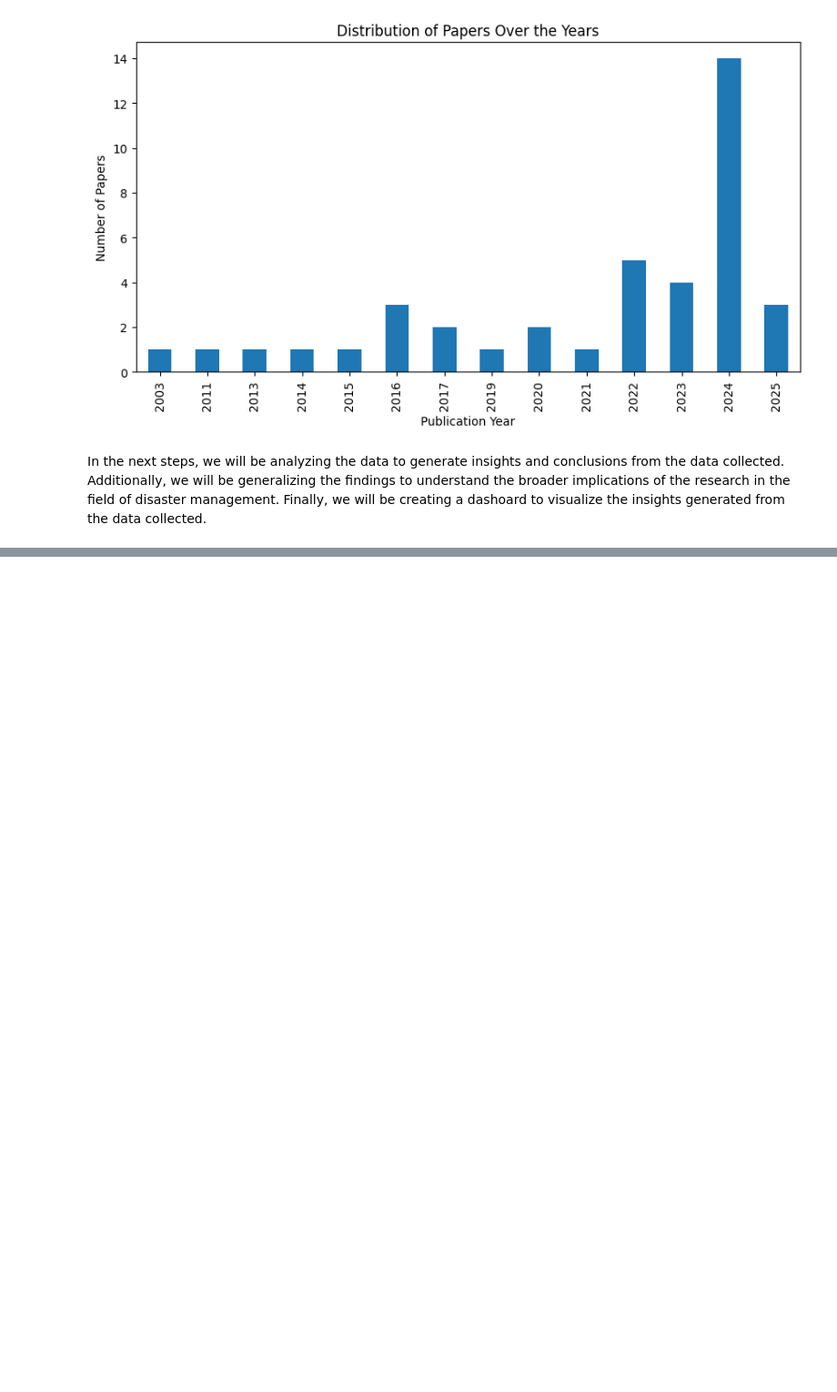
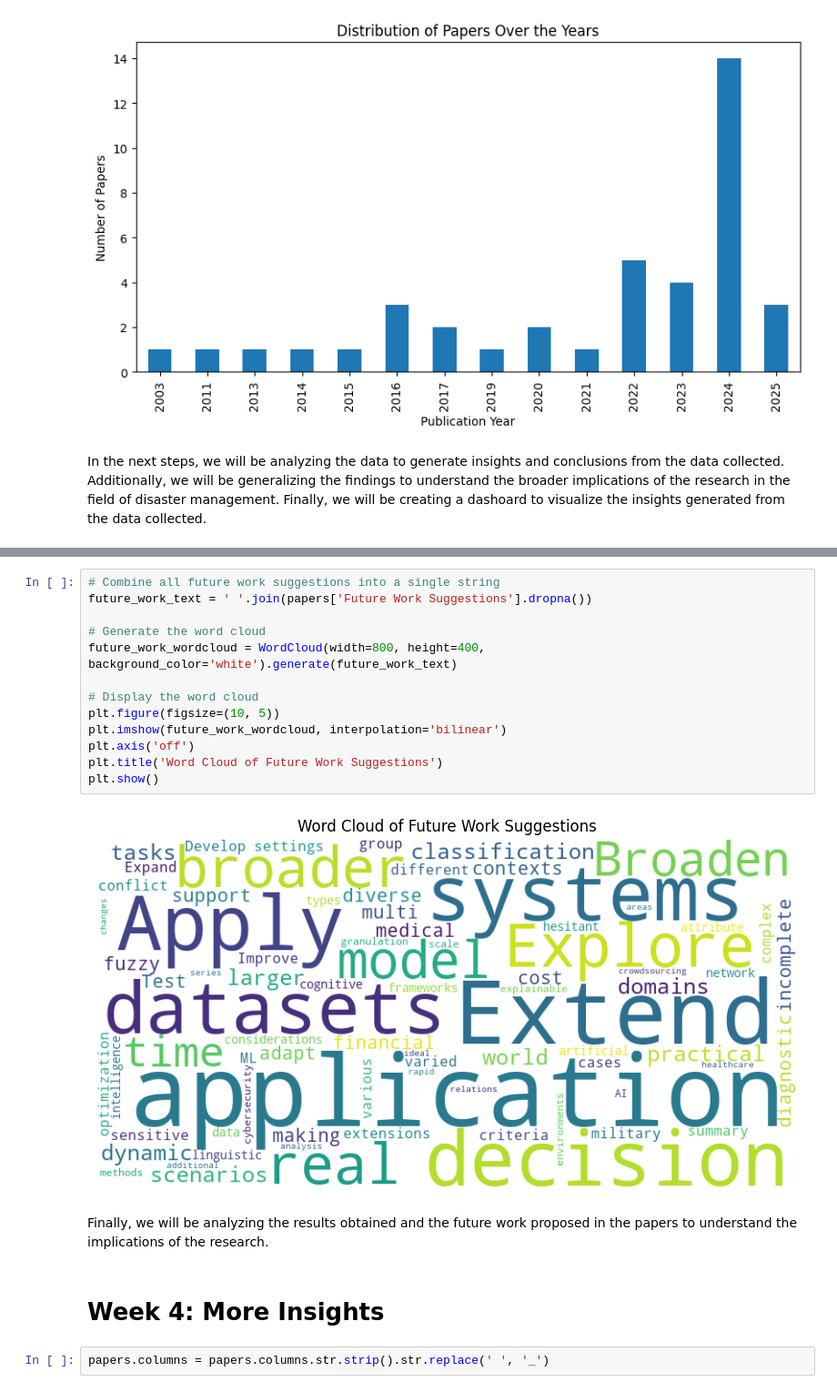
Before and after one commit to kapeesh-kaul/three-way-disaster-app, a Jupyter notebook: server/experiments.ipynb, the cells around one changed output, grey strips where cells are left out. Shown at 91% size. Drawn from its saved outputs; the diff is of its cells as text; blank space fills up the shorter version.

```diff
--- a/server/experiments.ipynb
+++ b/server/experiments.ipynb
@@ -101,0 +128,21 @@ In the next steps, we will be analyzing the data to generate insights and conclu
+# %%
+# Combine all future work suggestions into a single string
+future_work_text = ' '.join(papers['Future Work Suggestions'].dropna())
+
+# Generate the word cloud
+future_work_wordcloud = WordCloud(width=800, height=400, background_color='white').generate(future_work_text)
+
+# Display the word cloud
+plt.figure(figsize=(10, 5))
+plt.imshow(future_work_wordcloud, interpolation='bilinear')
+plt.axis('off')
+plt.title('Word Cloud of Future Work Suggestions')
+plt.show()
+# %% [output]
+[figure, added]
+# %% [markdown]
+Finally, we will be analyzing the results obtained and the future work proposed in the papers to understand the implications of the research.
+# %% [markdown]
+# Week 4: More Insights
+# %%
+papers.columns = papers.columns.str.strip().str.replace(' ', '_')
```
Also changed, not shown: parts of 9 cells of this notebook, 6 other files.
